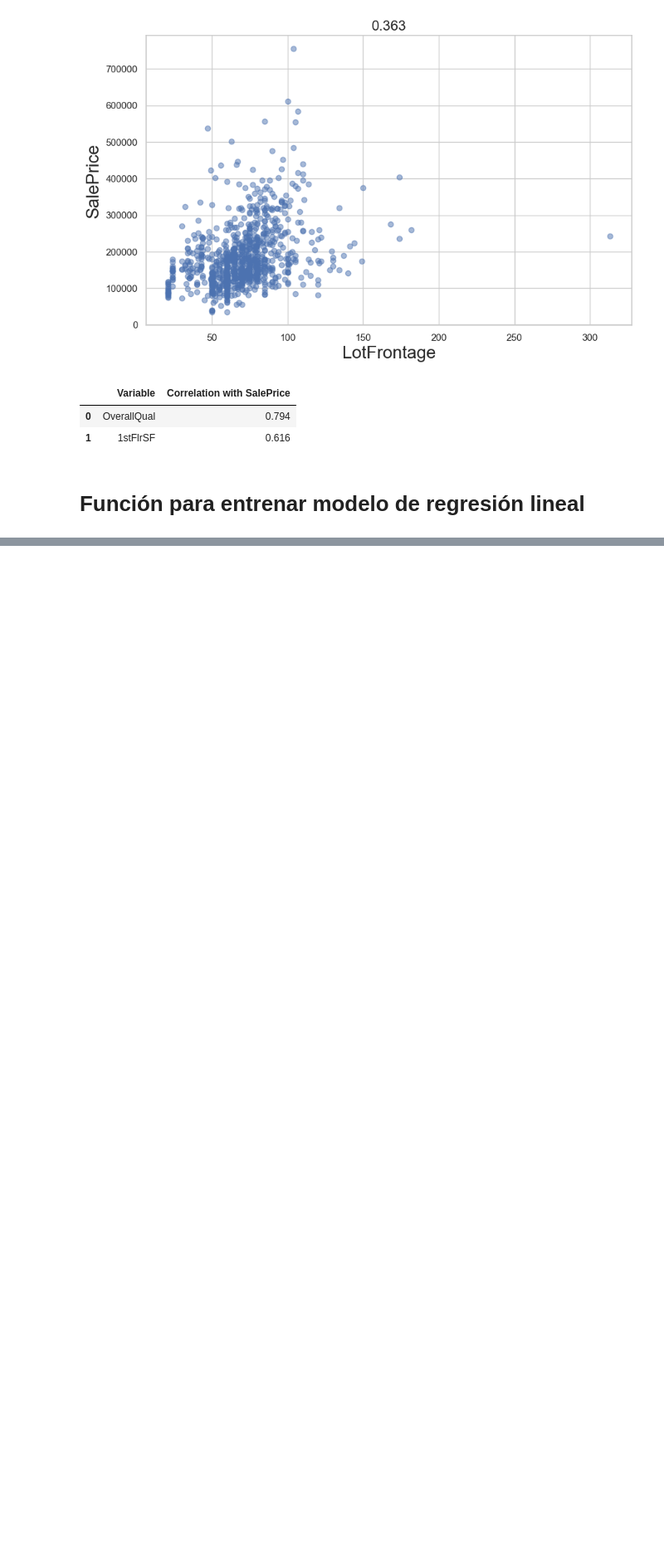
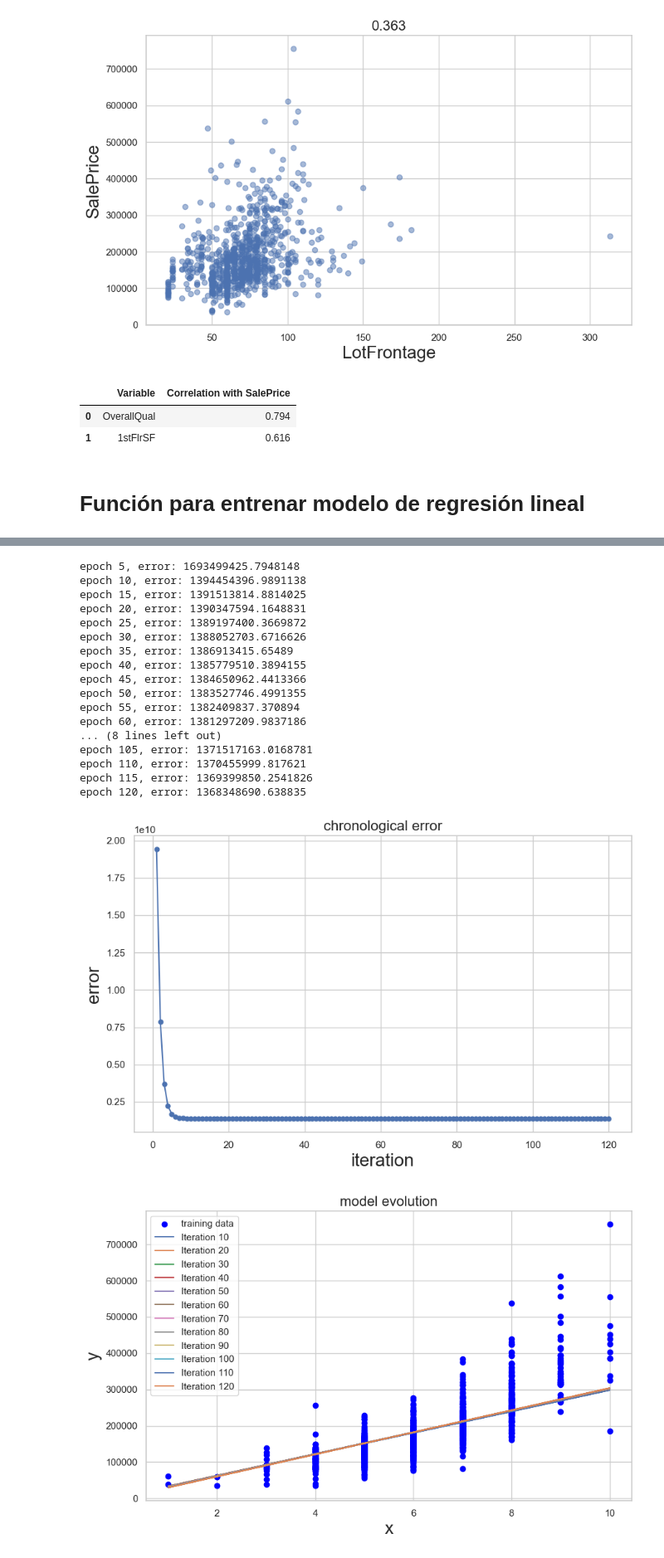
Before and after one commit to yosefmarr/python-project-1, a Jupyter notebook: project.ipynb, the cells around one changed output, grey strips where cells are left out. Shown at 83% size. Drawn from its saved outputs; the diff is of its cells as text; code cells hidden in the pictures; blank space fills up the shorter version.

```diff
--- a/project.ipynb
+++ b/project.ipynb
@@ -252,0 +256,5 @@ epoch 120, error: 0.016538002963310865
+# %%
+# traning dataset
+df_SalesPrice = df_training_set['SalePrice'].values
+df_OverallQual = df_training_set['OverallQual'].values
+df_1stFlrSF = df_training_set['1stFlrSF'].values
@@ -252,0 +263,26 @@ epoch 120, error: 0.016538002963310865
+# %%
+# OverallQuall vs SalesPrice
+L_OverallQualSalesPriceModel = LinearRegression()
+L_OverallQualSalesPriceModelSteps, L_OverallQualSalesPriceModelErrors = L_OverallQualSalesPriceModel.calculate_regression(vect_x=df_OverallQual, vect_y=df_SalesPrice, epochs=120, print_error_every=5, learning_rate=0.01)
+L_OverallQualSalesPriceModel.plotErrors()
+L_OverallQualSalesPriceModel.plotSteps(n=10)
+# %% [output]
+epoch 5, error: 1693499425.7948148
+epoch 10, error: 1394454396.9891138
+epoch 15, error: 1391513814.8814025
+epoch 20, error: 1390347594.1648831
+epoch 25, error: 1389197400.3669872
+epoch 30, error: 1388052703.6716626
+epoch 35, error: 1386913415.65489
+epoch 40, error: 1385779510.3894155
+epoch 45, error: 1384650962.4413366
+epoch 50, error: 1383527746.4991355
+epoch 55, error: 1382409837.370894
+epoch 60, error: 1381297209.9837186
+... (8 lines left out)
+epoch 105, error: 1371517163.0168781
+epoch 110, error: 1370455999.817621
+epoch 115, error: 1369399850.2541826
+epoch 120, error: 1368348690.638835
+[figure, added]
+[figure, added]
```
Also changed, not shown: parts of 9 cells of this notebook.
